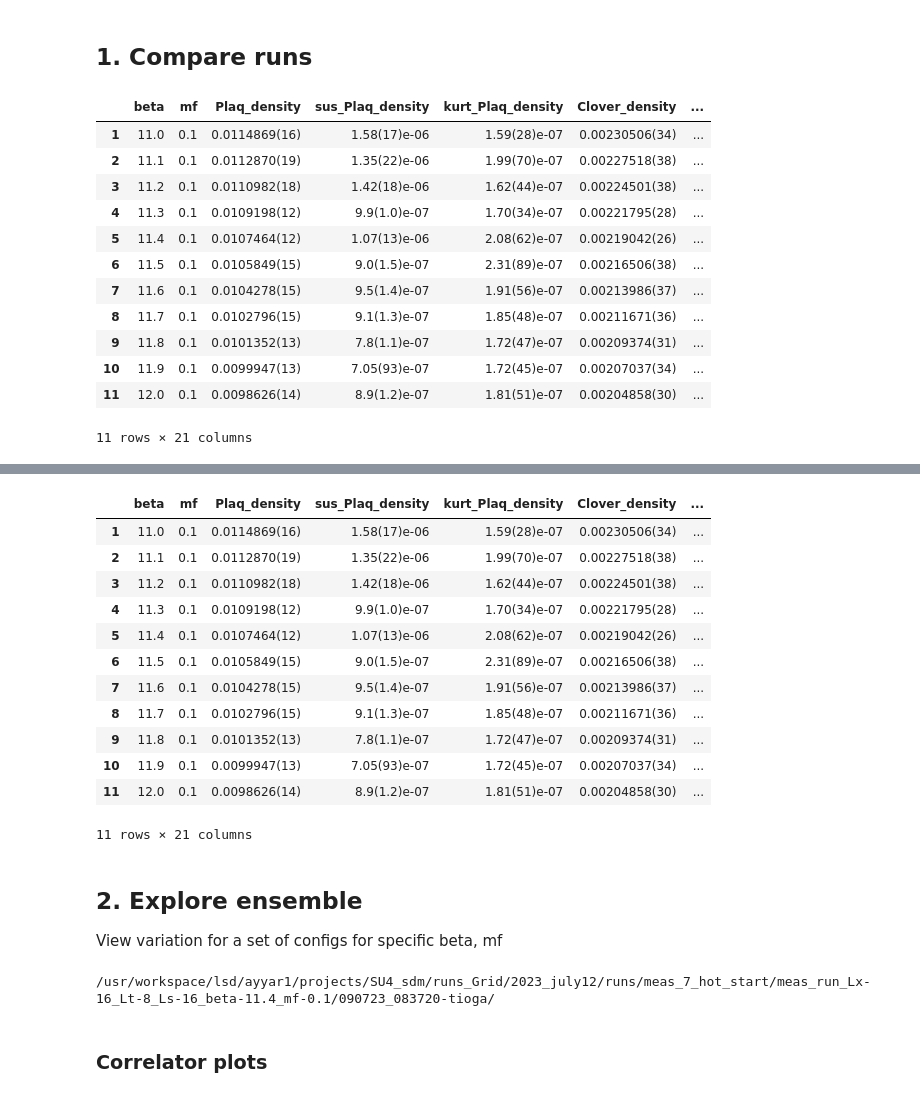
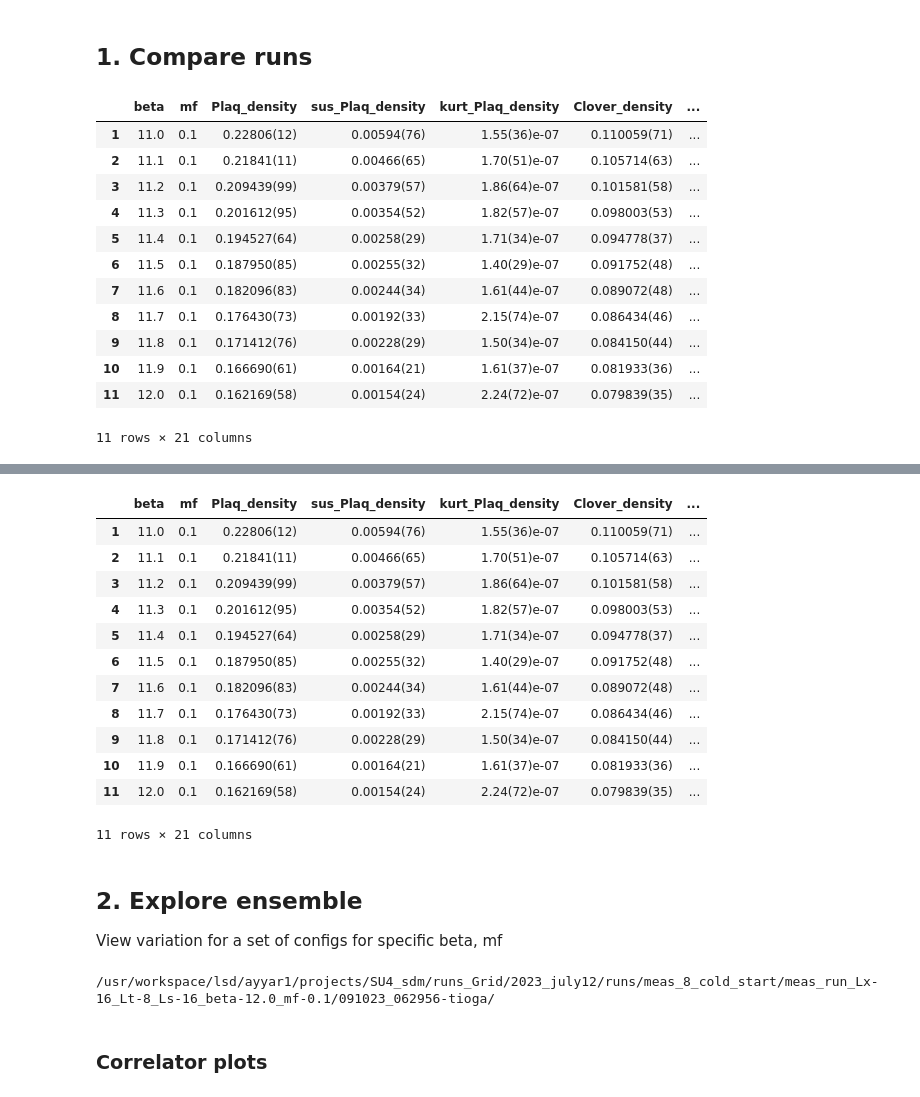
Before and after one commit to vmos1/su4_dm_grid_lsd, a Jupyter notebook: analysis/7_meas_compare_runs_all_combined.ipynb, the cells around one changed output, grey strips where cells are left out. Drawn from its saved outputs; the diff is of its cells as text; code cells hidden in the pictures.

```diff
--- a/analysis/7_meas_compare_runs_all_combined.ipynb
+++ b/analysis/7_meas_compare_runs_all_combined.ipynb
@@ -152,51 +152,51 @@ def f_avg_obs(df,L):
 # %% [markdown]
 ## 1. Compare runs
 # %%
-top_dir='/usr/workspace/lsd/ayyar1/projects/SU4_sdm/runs_Grid/2023_july12/runs/meas_7_hot_start/'
-# top_dir='/usr/workspace/lsd/ayyar1/projects/SU4_sdm/runs_Grid/2023_july12/runs/meas_8_cold_start/'
+# top_dir='/usr/workspace/lsd/ayyar1/projects/SU4_sdm/runs_Grid/2023_july12/runs/meas_7_hot_start/'
+top_dir='/usr/workspace/lsd/ayyar1/projects/SU4_sdm/runs_Grid/2023_july12/runs/meas_8_cold_start/'
 # %%
 cols=['Plaq_density', 'Clover_density', 'top_charge', 'plaq', 'rect', 'mag_ploop', 'ploop']
 df=pd.DataFrame()
 
 dict1={}
 for run_dir in glob.glob(top_dir+'meas*/*-tioga/'):
 
     beta=float(run_dir.split('/')[-3].split('beta-')[-1].split('_')[0])
     mf=float(run_dir.split('/')[-3].split('mf-')[-1])
     L=int(run_dir.split('/')[-3].split('Lx-')[-1].split('_')[0])
 
     dict1['beta']=beta
     dict1['mf']=mf
 
     flist=glob.glob(run_dir+'Wflow*')
-
-    df_epoch=f_wflow_ensemble(flist,2,'ploop')
+    wflow_time=30
+    df_epoch=f_wflow_ensemble(flist,wflow_time,'ploop')
     d_avg=f_avg_obs(df_epoch,L)
 
 
 #     display(df_epoch)
 #     print(d_avg)
 
     for key in d_avg.keys():
         if key!='ploop': dict1[key]=d_avg[key]
 
 #     print(dict1)
     df=pd.concat([df,pd.DataFrame(dict1,index=[df.shape[0]+1])])
 
 df
 # %% [output]
 |  | beta | mf | Plaq_density | sus_Plaq_density | kurt_Plaq_density | Clover_density | ... |
-| 1 | 11.0 | 0.1 | 0.0114869(16) | 1.58(17)e-06 | 1.59(28)e-07 | 0.00230506(34) | ... |
-| 2 | 11.1 | 0.1 | 0.0112870(19) | 1.35(22)e-06 | 1.99(70)e-07 | 0.00227518(38) | ... |
-| 3 | 11.2 | 0.1 | 0.0110982(18) | 1.42(18)e-06 | 1.62(44)e-07 | 0.00224501(38) | ... |
-| 4 | 11.3 | 0.1 | 0.0109198(12) | 9.9(1.0)e-07 | 1.70(34)e-07 | 0.00221795(28) | ... |
-| 5 | 11.4 | 0.1 | 0.0107464(12) | 1.07(13)e-06 | 2.08(62)e-07 | 0.00219042(26) | ... |
-| 6 | 11.5 | 0.1 | 0.0105849(15) | 9.0(1.5)e-07 | 2.31(89)e-07 | 0.00216506(38) | ... |
-| 7 | 11.6 | 0.1 | 0.0104278(15) | 9.5(1.4)e-07 | 1.91(56)e-07 | 0.00213986(37) | ... |
-| 8 | 11.7 | 0.1 | 0.0102796(15) | 9.1(1.3)e-07 | 1.85(48)e-07 | 0.00211671(36) | ... |
-| 9 | 11.8 | 0.1 | 0.0101352(13) | 7.8(1.1)e-07 | 1.72(47)e-07 | 0.00209374(31) | ... |
-| 10 | 11.9 | 0.1 | 0.0099947(13) | 7.05(93)e-07 | 1.72(45)e-07 | 0.00207037(34) | ... |
-| 11 | 12.0 | 0.1 | 0.0098626(14) | 8.9(1.2)e-07 | 1.81(51)e-07 | 0.00204858(30) | ... |
+| 1 | 11.0 | 0.1 | 0.22806(12) | 0.00594(76) | 1.55(36)e-07 | 0.110059(71) | ... |
+| 2 | 11.1 | 0.1 | 0.21841(11) | 0.00466(65) | 1.70(51)e-07 | 0.105714(63) | ... |
+| 3 | 11.2 | 0.1 | 0.209439(99) | 0.00379(57) | 1.86(64)e-07 | 0.101581(58) | ... |
+| 4 | 11.3 | 0.1 | 0.201612(95) | 0.00354(52) | 1.82(57)e-07 | 0.098003(53) | ... |
+| 5 | 11.4 | 0.1 | 0.194527(64) | 0.00258(29) | 1.71(34)e-07 | 0.094778(37) | ... |
+| 6 | 11.5 | 0.1 | 0.187950(85) | 0.00255(32) | 1.40(29)e-07 | 0.091752(48) | ... |
+| 7 | 11.6 | 0.1 | 0.182096(83) | 0.00244(34) | 1.61(44)e-07 | 0.089072(48) | ... |
+| 8 | 11.7 | 0.1 | 0.176430(73) | 0.00192(33) | 2.15(74)e-07 | 0.086434(46) | ... |
+| 9 | 11.8 | 0.1 | 0.171412(76) | 0.00228(29) | 1.50(34)e-07 | 0.084150(44) | ... |
+| 10 | 11.9 | 0.1 | 0.166690(61) | 0.00164(21) | 1.61(37)e-07 | 0.081933(36) | ... |
+| 11 | 12.0 | 0.1 | 0.162169(58) | 0.00154(24) | 2.24(72)e-07 | 0.079839(35) | ... |
 11 rows × 21 columns
 # %%
 f_plot_compare(df,'mag_ploop')
@@ -230,17 +230,17 @@ for obs in ['Plaq_density','Clover_density','top_charge','plaq','rect','mag_ploo
 df
 # %% [output]
 |  | beta | mf | Plaq_density | sus_Plaq_density | kurt_Plaq_density | Clover_density | ... |
-| 1 | 11.0 | 0.1 | 0.0114869(16) | 1.58(17)e-06 | 1.59(28)e-07 | 0.00230506(34) | ... |
-| 2 | 11.1 | 0.1 | 0.0112870(19) | 1.35(22)e-06 | 1.99(70)e-07 | 0.00227518(38) | ... |
-| 3 | 11.2 | 0.1 | 0.0110982(18) | 1.42(18)e-06 | 1.62(44)e-07 | 0.00224501(38) | ... |
-| 4 | 11.3 | 0.1 | 0.0109198(12) | 9.9(1.0)e-07 | 1.70(34)e-07 | 0.00221795(28) | ... |
-| 5 | 11.4 | 0.1 | 0.0107464(12) | 1.07(13)e-06 | 2.08(62)e-07 | 0.00219042(26) | ... |
-| 6 | 11.5 | 0.1 | 0.0105849(15) | 9.0(1.5)e-07 | 2.31(89)e-07 | 0.00216506(38) | ... |
-| 7 | 11.6 | 0.1 | 0.0104278(15) | 9.5(1.4)e-07 | 1.91(56)e-07 | 0.00213986(37) | ... |
-| 8 | 11.7 | 0.1 | 0.0102796(15) | 9.1(1.3)e-07 | 1.85(48)e-07 | 0.00211671(36) | ... |
-| 9 | 11.8 | 0.1 | 0.0101352(13) | 7.8(1.1)e-07 | 1.72(47)e-07 | 0.00209374(31) | ... |
-| 10 | 11.9 | 0.1 | 0.0099947(13) | 7.05(93)e-07 | 1.72(45)e-07 | 0.00207037(34) | ... |
-| 11 | 12.0 | 0.1 | 0.0098626(14) | 8.9(1.2)e-07 | 1.81(51)e-07 | 0.00204858(30) | ... |
+| 1 | 11.0 | 0.1 | 0.22806(12) | 0.00594(76) | 1.55(36)e-07 | 0.110059(71) | ... |
+| 2 | 11.1 | 0.1 | 0.21841(11) | 0.00466(65) | 1.70(51)e-07 | 0.105714(63) | ... |
+| 3 | 11.2 | 0.1 | 0.209439(99) | 0.00379(57) | 1.86(64)e-07 | 0.101581(58) | ... |
+| 4 | 11.3 | 0.1 | 0.201612(95) | 0.00354(52) | 1.82(57)e-07 | 0.098003(53) | ... |
+| 5 | 11.4 | 0.1 | 0.194527(64) | 0.00258(29) | 1.71(34)e-07 | 0.094778(37) | ... |
+| 6 | 11.5 | 0.1 | 0.187950(85) | 0.00255(32) | 1.40(29)e-07 | 0.091752(48) | ... |
+| 7 | 11.6 | 0.1 | 0.182096(83) | 0.00244(34) | 1.61(44)e-07 | 0.089072(48) | ... |
+| 8 | 11.7 | 0.1 | 0.176430(73) | 0.00192(33) | 2.15(74)e-07 | 0.086434(46) | ... |
+| 9 | 11.8 | 0.1 | 0.171412(76) | 0.00228(29) | 1.50(34)e-07 | 0.084150(44) | ... |
+| 10 | 11.9 | 0.1 | 0.166690(61) | 0.00164(21) | 1.61(37)e-07 | 0.081933(36) | ... |
+| 11 | 12.0 | 0.1 | 0.162169(58) | 0.00154(24) | 2.24(72)e-07 | 0.079839(35) | ... |
 11 rows × 21 columns
 # %% [markdown]
 ## 2. Explore ensemble
@@ -248,10 +248,10 @@ View variation for a set of configs for specific beta, mf
 # %%
 ## Choose specific beta from above dataframe
 
-beta=11.4
+beta=12.0
 run_dir=glob.glob(top_dir+'meas_run_Lx-16_Lt-8_Ls-16_beta-{0}_mf-0.1/*-tioga'.format(beta))[0]+'/'
 print(run_dir)
 # %% [output]
-/usr/workspace/lsd/ayyar1/projects/SU4_sdm/runs_Grid/2023_july12/runs/meas_7_hot_start/meas_run_Lx-16_Lt-8_Ls-16_beta-11.4_mf-0.1/090723_083720-tioga/
+/usr/workspace/lsd/ayyar1/projects/SU4_sdm/runs_Grid/2023_july12/runs/meas_8_cold_start/meas_run_Lx-16_Lt-8_Ls-16_beta-12.0_mf-0.1/091023_062956-tioga/
 # %%
 # # Alternatively, provide the full directory path to specific run
```
Also changed, not shown: parts of 3 cells of this notebook, 16 other files.
